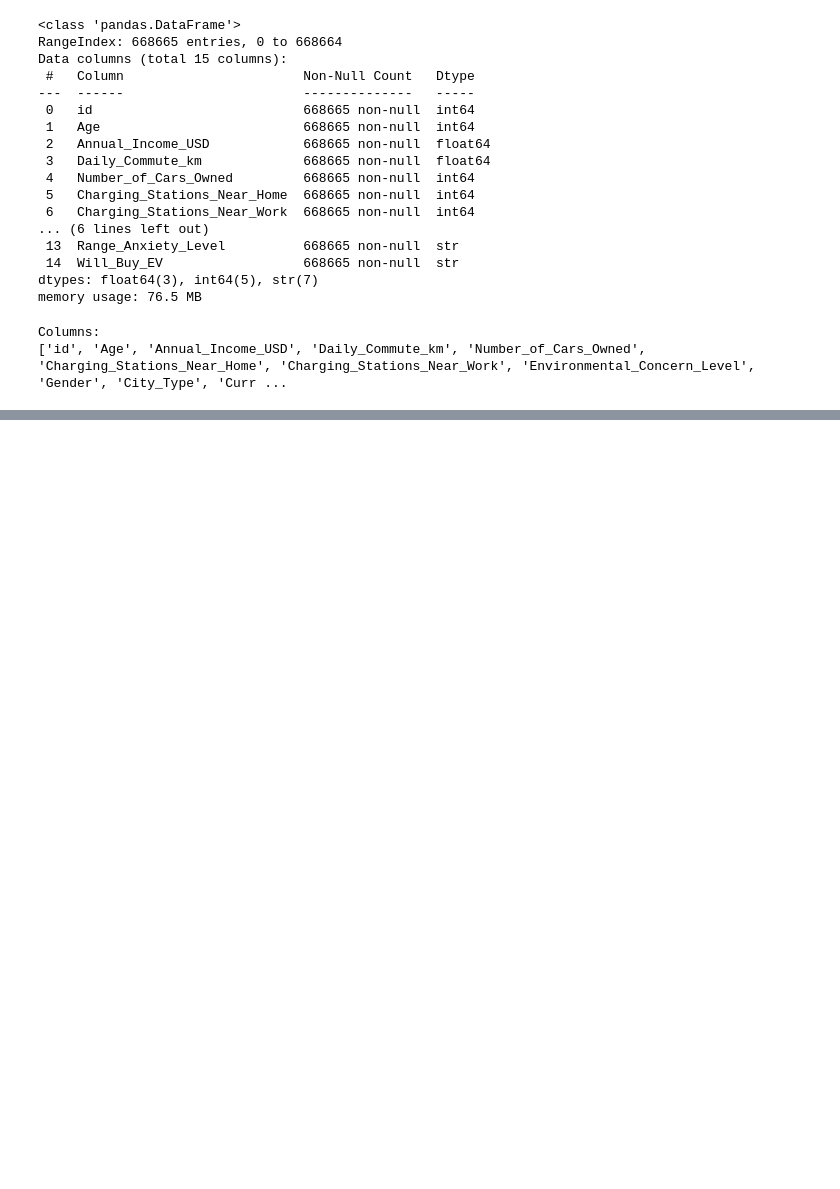
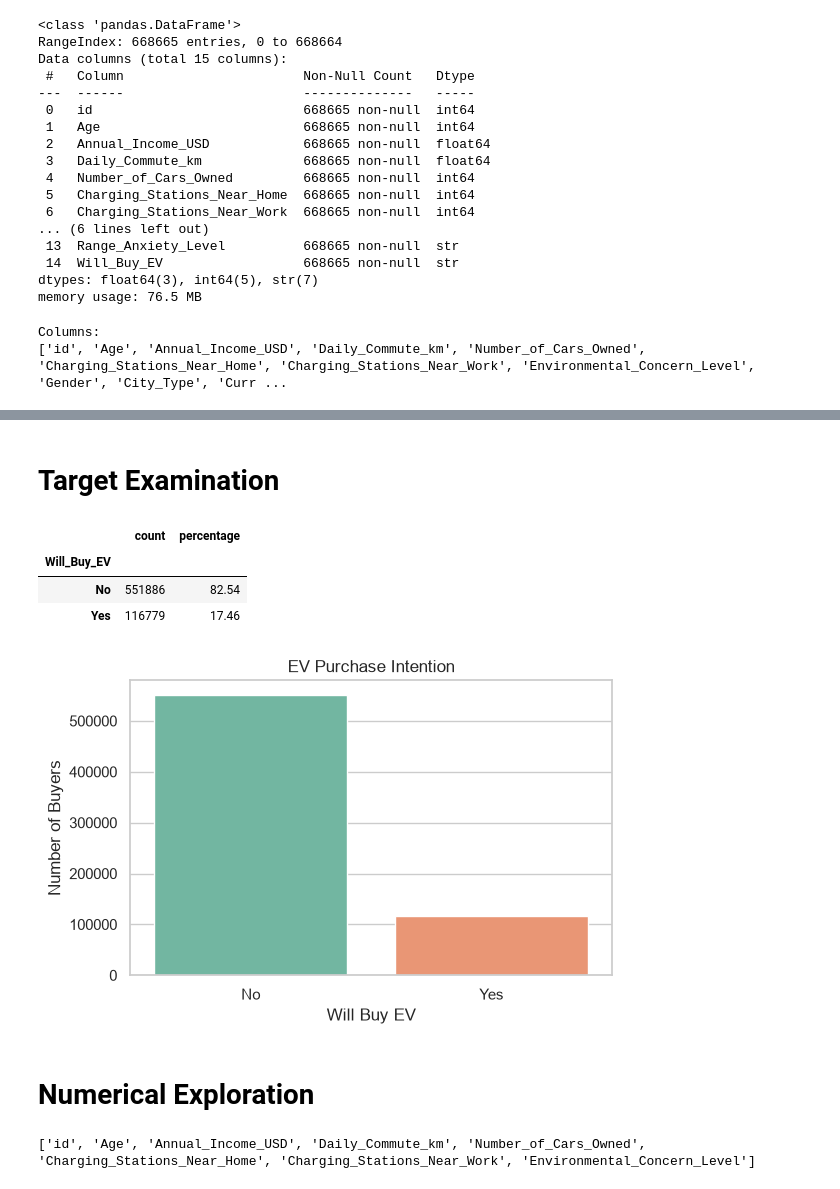
Before and after one commit to Zaine2k/EVPredictor, a Jupyter notebook: exploration/eda.ipynb, the cells around one changed output, grey strips where cells are left out. Cells and saved outputs as stored; diff of their text form; code cells hidden in the pictures; blank space fills up the shorter version.

Commit message:
Added numerical analysis for outliers and purchasing intention

```diff
--- a/exploration/eda.ipynb
+++ b/exploration/eda.ipynb
@@ -72,3 +72,52 @@ display(train_df.describe(include="all").T)
 | Subsidy_Available | 668665 | 2 | Yes | 419909 | NaN | NaN | NaN | NaN | NaN | NaN | NaN |
 | Range_Anxiety_Level | 668665 | 3 | Low | 603972 | NaN | NaN | NaN | NaN | NaN | NaN | NaN |
 | Will_Buy_EV | 668665 | 2 | No | 551886 | NaN | NaN | NaN | NaN | NaN | NaN | NaN |
+# %% [markdown]
+# Target Examination
+# %%
+TARGET = "Will_Buy_EV"
+
+target_counts = train_df[TARGET].value_counts()
+target_percentages = (
+    train_df[TARGET].value_counts(normalize=True) * 100
+)
+
+target_summary = pd.DataFrame({
+    "count": target_counts,
+    "percentage": target_percentages,
+})
+
+display(target_summary)
+
+plt.figure(figsize=(6, 4))
+
+ax = sns.countplot(
+    data=train_df,
+    x=TARGET,
+    hue=TARGET,
+    palette="Set2",
+    legend=False,
+)
+
+ax.set_title("EV Purchase Intention")
+ax.set_xlabel("Will Buy EV")
+ax.set_ylabel("Number of Buyers")
+
+plt.tight_layout()
+plt.show()
+# %% [output]
+|  | count | percentage |
+| Will_Buy_EV |  |  |
+| No | 551886 | 82.54 |
+| Yes | 116779 | 17.46 |
+[figure, added]
+# %% [markdown]
+# Numerical Exploration
+# %%
+numeric_columns = train_df.select_dtypes(
+    include=np.number
+).columns.tolist()
+
+print(numeric_columns)
+# %% [output]
+['id', 'Age', 'Annual_Income_USD', 'Daily_Commute_km', 'Number_of_Cars_Owned', 'Charging_Stations_Near_Home', 'Charging_Stations_Near_Work', 'Environmental_Concern_Level']
```
Also changed, not shown: parts of 4 cells of this notebook.
